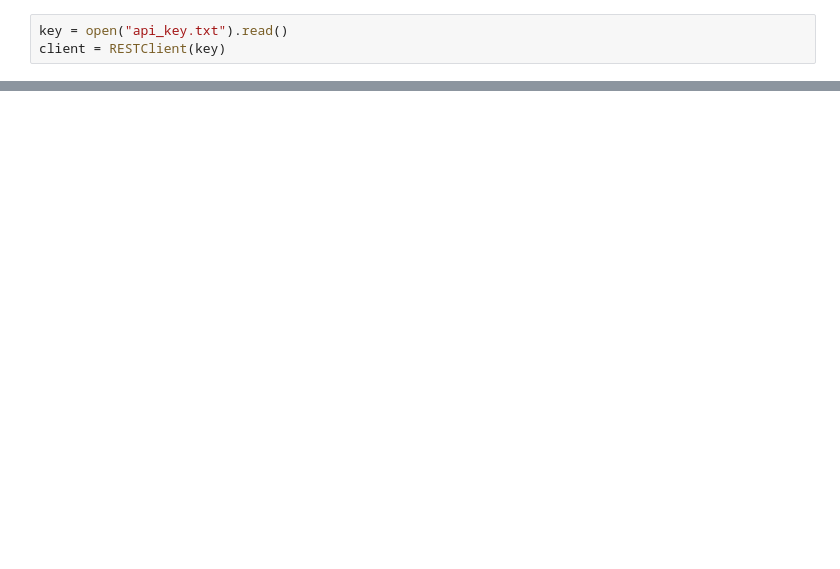
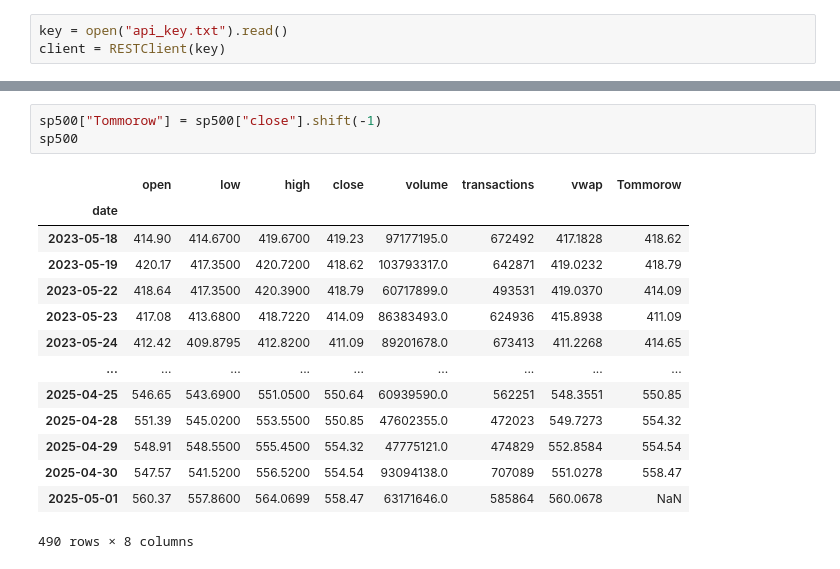
Before and after one commit to Shresht1706/SP500_Predictor, a Jupyter notebook: Predictor.ipynb, the cells around one changed output, grey strips where cells are left out. Saved outputs shown, nothing was run; the diff lists cells and outputs as text; blank space fills up the shorter version.

```diff
--- a/Predictor.ipynb
+++ b/Predictor.ipynb
@@ -97,0 +108,18 @@ sp500.plot.line(y="close", use_index=True)
+# %%
+sp500["Tommorow"] = sp500["close"].shift(-1)
+sp500
+# %% [output]
+|  | open | low | high | close | volume | transactions | vwap | Tommorow |
+| date |  |  |  |  |  |  |  |  |
+| 2023-05-18 | 414.90 | 414.6700 | 419.6700 | 419.23 | 97177195.0 | 672492 | 417.1828 | 418.62 |
+| 2023-05-19 | 420.17 | 417.3500 | 420.7200 | 418.62 | 103793317.0 | 642871 | 419.0232 | 418.79 |
+| 2023-05-22 | 418.64 | 417.3500 | 420.3900 | 418.79 | 60717899.0 | 493531 | 419.0370 | 414.09 |
+| 2023-05-23 | 417.08 | 413.6800 | 418.7220 | 414.09 | 86383493.0 | 624936 | 415.8938 | 411.09 |
+| 2023-05-24 | 412.42 | 409.8795 | 412.8200 | 411.09 | 89201678.0 | 673413 | 411.2268 | 414.65 |
+| ... | ... | ... | ... | ... | ... | ... | ... | ... |
+| 2025-04-25 | 546.65 | 543.6900 | 551.0500 | 550.64 | 60939590.0 | 562251 | 548.3551 | 550.85 |
+| 2025-04-28 | 551.39 | 545.0200 | 553.5500 | 550.85 | 47602355.0 | 472023 | 549.7273 | 554.32 |
+| 2025-04-29 | 548.91 | 548.5500 | 555.4500 | 554.32 | 47775121.0 | 474829 | 552.8584 | 554.54 |
+| 2025-04-30 | 547.57 | 541.5200 | 556.5200 | 554.54 | 93094138.0 | 707089 | 551.0278 | 558.47 |
+| 2025-05-01 | 560.37 | 557.8600 | 564.0699 | 558.47 | 63171646.0 | 585864 | 560.0678 | NaN |
+490 rows × 8 columns
```
Also changed, not shown: parts of 19 cells of this notebook.
